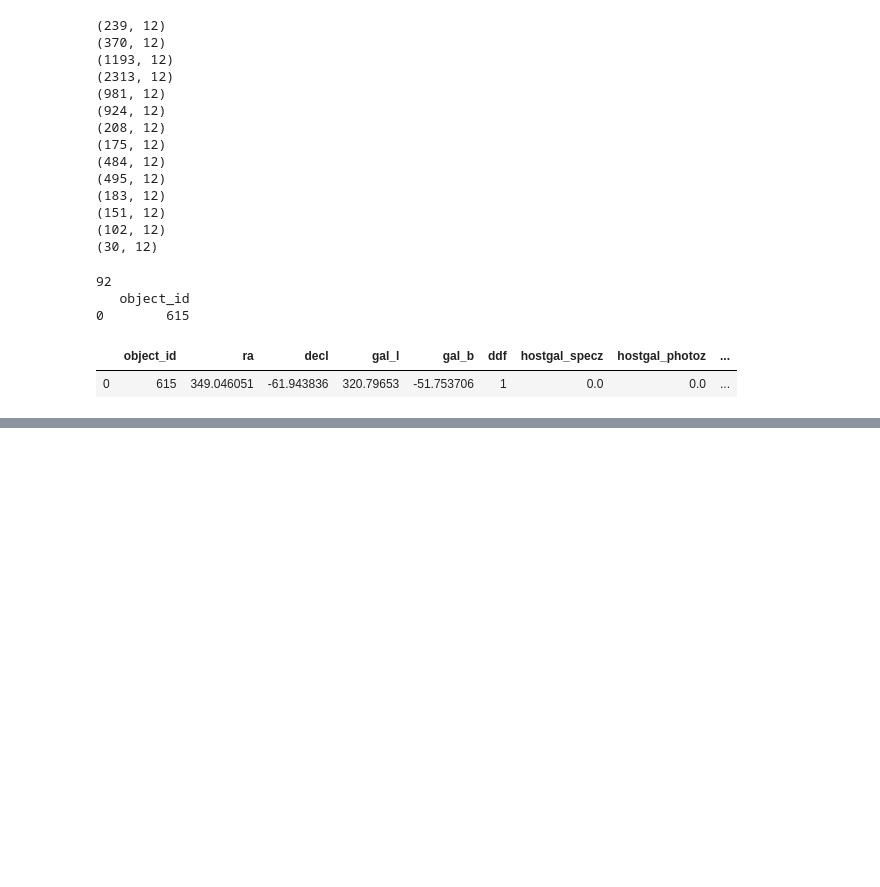
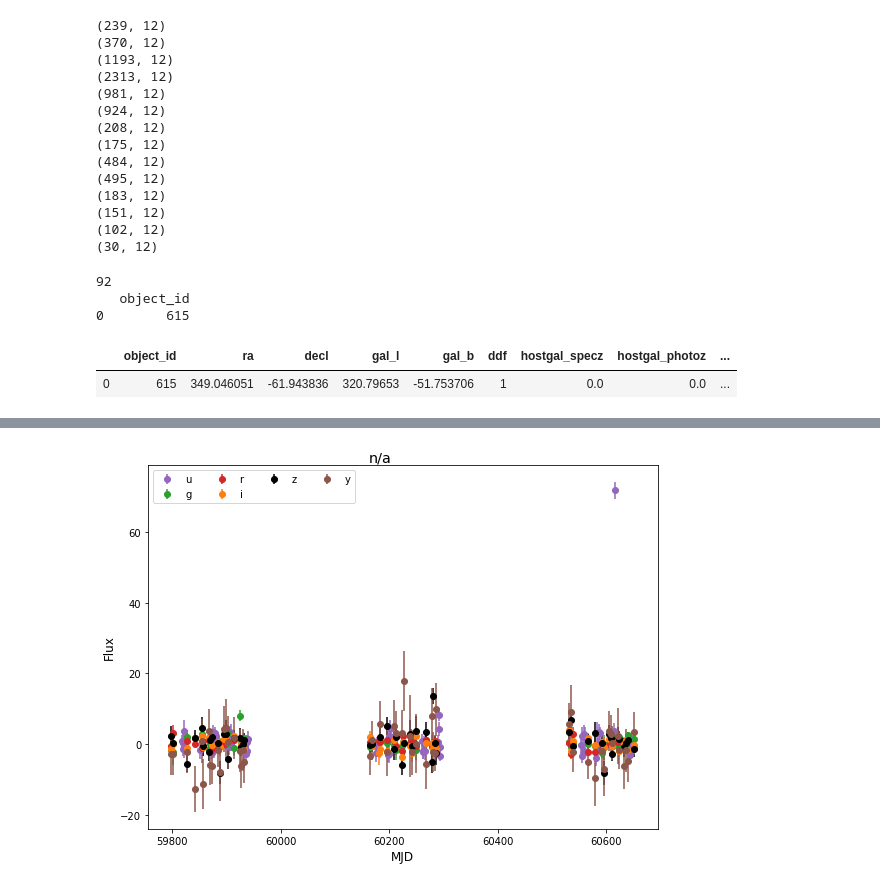
Before and after one commit to cwinsor/kaggle_plasticc, a Jupyter notebook: project/NB4_kaggle_plasticc_btrotta.ipynb, the cells around one changed output, grey strips where cells are left out. Saved outputs shown, nothing was run; the diff lists cells and outputs as text; code cells hidden in the pictures; blank space fills up the shorter version.

```diff
--- a/project/NB4_kaggle_plasticc_btrotta.ipynb
+++ b/project/NB4_kaggle_plasticc_btrotta.ipynb
@@ -826,0 +984,7 @@ print_it(92)
+# %%
+criteria = train["object_id"] == 1227
+result = train[criteria]
+myLightCurve =  MyLightCurve(result)
+myLightCurve.plot_multicolor_lc()
+# %% [output]
+[figure, added]
```
Also changed, not shown: parts of 24 cells of this notebook.
